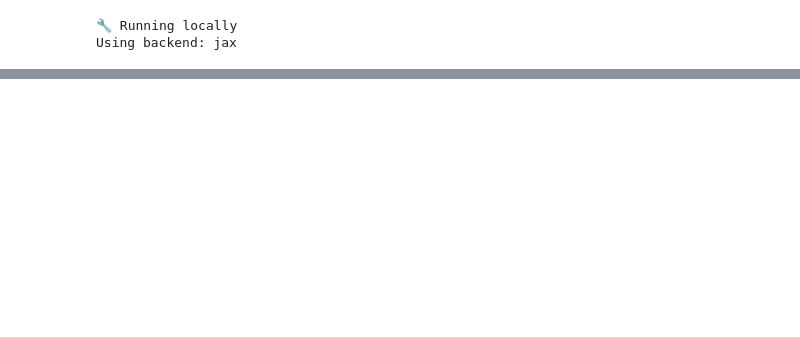
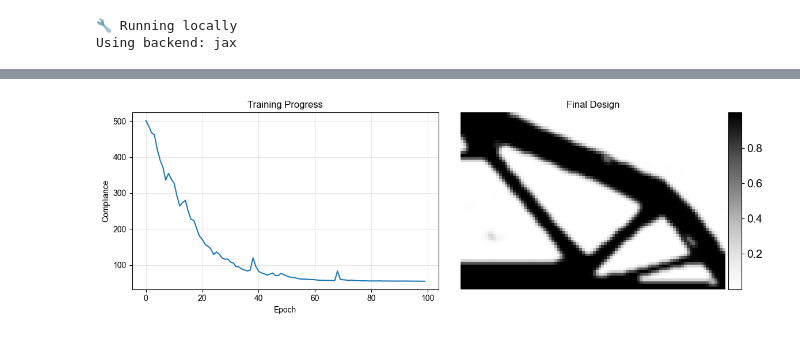
Before and after one commit to SNMS95/ADTO, a Jupyter notebook: neuralTO.ipynb, the cells around one changed output, grey strips where cells are left out. Saved outputs shown, nothing was run; the diff lists cells and outputs as text; code cells hidden in the pictures; blank space fills up the shorter version.

Commit message:
jax neural TO is ready

```diff
--- a/neuralTO.ipynb
+++ b/neuralTO.ipynb
@@ -20,8 +15,8 @@ ML_framework_to_use = "jax"  # Choose ML backend: "torch" or "jax"
 
 # Grid resolution (number of finite elements in x and y directions)
 # ⚠️ CNN only supports multiples of 8 for Nx and Ny
-Nx = 3                       # Number of elements along x-axis
-Ny = 2                       # Number of elements along y-axis
+Nx = 96                       # Number of elements along x-axis
+Ny = 64                       # Number of elements along y-axis
 
 # Material properties
 E0 = 1.0                     # Young's modulus of solid material
@@ -33,16 +28,16 @@ rmin = 2.0                   # Radius for density filter
 penal = 3.0                  # SIMP penalization factor
 
 # Optimization control
-max_iterations = 5         # Number of optimization steps
+max_iterations = 100         # Number of optimization steps
 random_seed = 0             # Seed for network initialization
-volfrac = 0.35
+volfrac = 0.4
 # ℹ️ Changing seed can change the starting point of optimization
 
 # Optimizer settings
 # ℹ️ Optimizers from https://keras.io/api/optimizers/
 optimizer_str = "adam"          # Optimizer choice: "adam", "sgd", "rmsprop", or "adagrad"
 optimizer_hyper_params = {
-    "learning_rate": 1e-2,   # Learning rate for the optimizer,
+    "learning_rate": 1e-3,   # Learning rate for the optimizer,
     "global_clipnorm": 1.0,
 }
 
@@ -201,3 +188,9 @@ def train_nn_model():
 # %% [output]
 🔧 Running locally
 Using backend: jax
+# %%
+problem_data = setup_fea_problem(Nx=Nx, Ny=Ny, rmin=rmin, E0=E0, Emin=Emin, penal=penal,
+                        nu=nu)
+nn, nn_input = create_network_and_input(nn_type=nn_type, hyper_params=nn_arch_details,
+                                   random_seed=random_seed, grid_size=(Ny, Nx))
+objs, designs, (trainable_vars, non_trainable_vars) = run_neural_optimization(problem_data, nn, nn_input, max_iterations=max_iterations)
@@ -203,0 +215,36 @@ Using backend: jax
+# %%
+import matplotlib.pyplot as plt
+from mpl_toolkits.axes_grid1 import make_axes_locatable
+
+import matplotlib.pyplot as plt
+
+fig, (ax1, ax2) = plt.subplots(1, 2, figsize=(12, 4))
+
+# Loss curve
+ax1.plot(objs,)
+ax1.set_xlabel('Epoch')
+ax1.set_ylabel('Compliance')
+ax1.set_title('Training Progress')
+ax1.grid(True, alpha=0.3)
+
+# Final design
+im = ax2.imshow(designs[-1].reshape(Ny, Nx, order='F'), cmap="Greys")
+ax2.set_title('Final Design')
+ax2.set_xlabel('X')
+ax2.set_ylabel('Y')
+ax2.axis("off")
+# Attach colorbar axis with same height
+divider = make_axes_locatable(ax2)
+cax = divider.append_axes("right", size="5%", pad=0.05)  # narrow, right-side
+cbar = fig.colorbar(im, cax=cax)
+
+# Formatting
+cbar.ax.tick_params(labelsize=14)
+plt.rcParams.update({"font.sans-serif": "Arial", "font.family": "sans-serif"})
+
+# Save as PDF
+fig.savefig("design.pdf", bbox_inches="tight", dpi=300)
+plt.tight_layout()
+plt.show()
+# %% [output]
+[figure, added]
```
Also changed, not shown: parts of 4 cells of this notebook, 2 other files.
